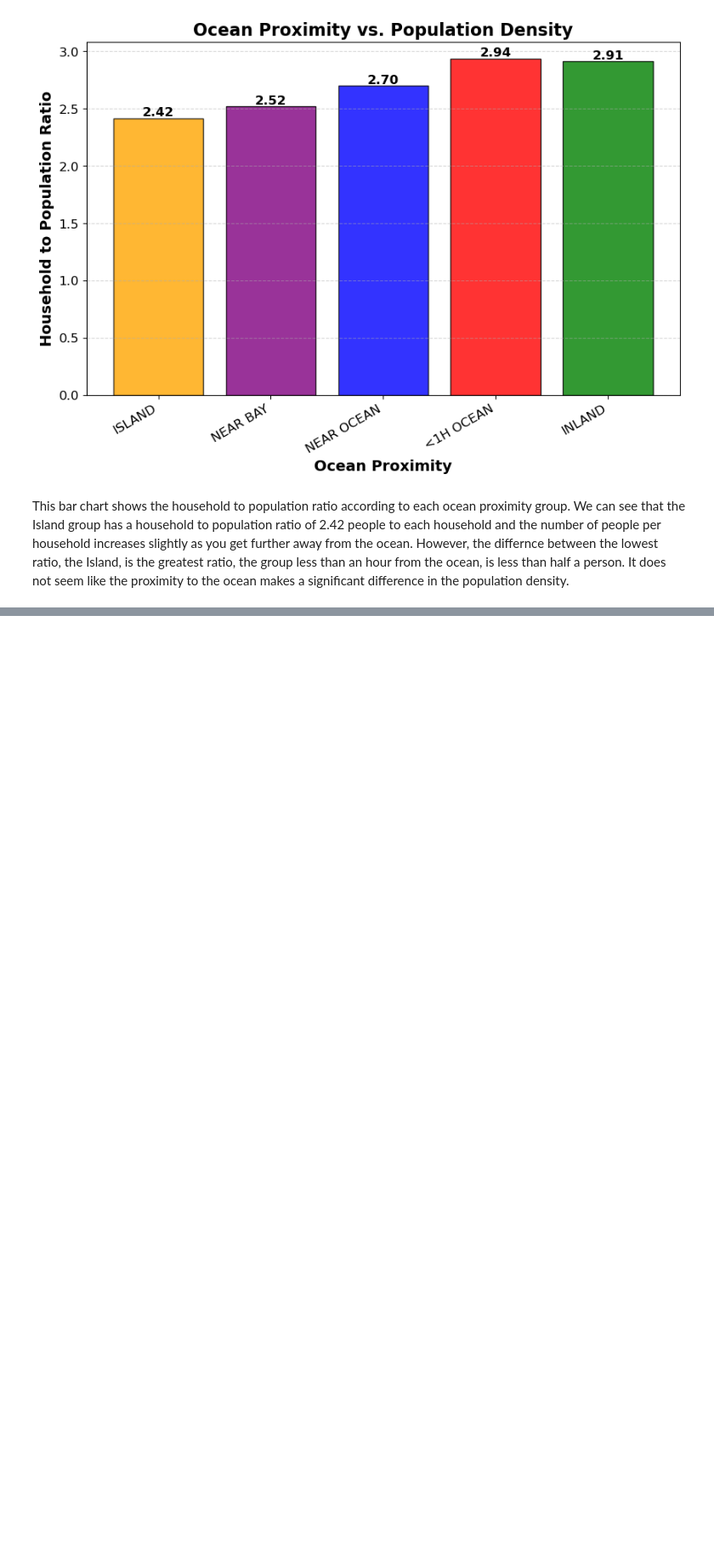
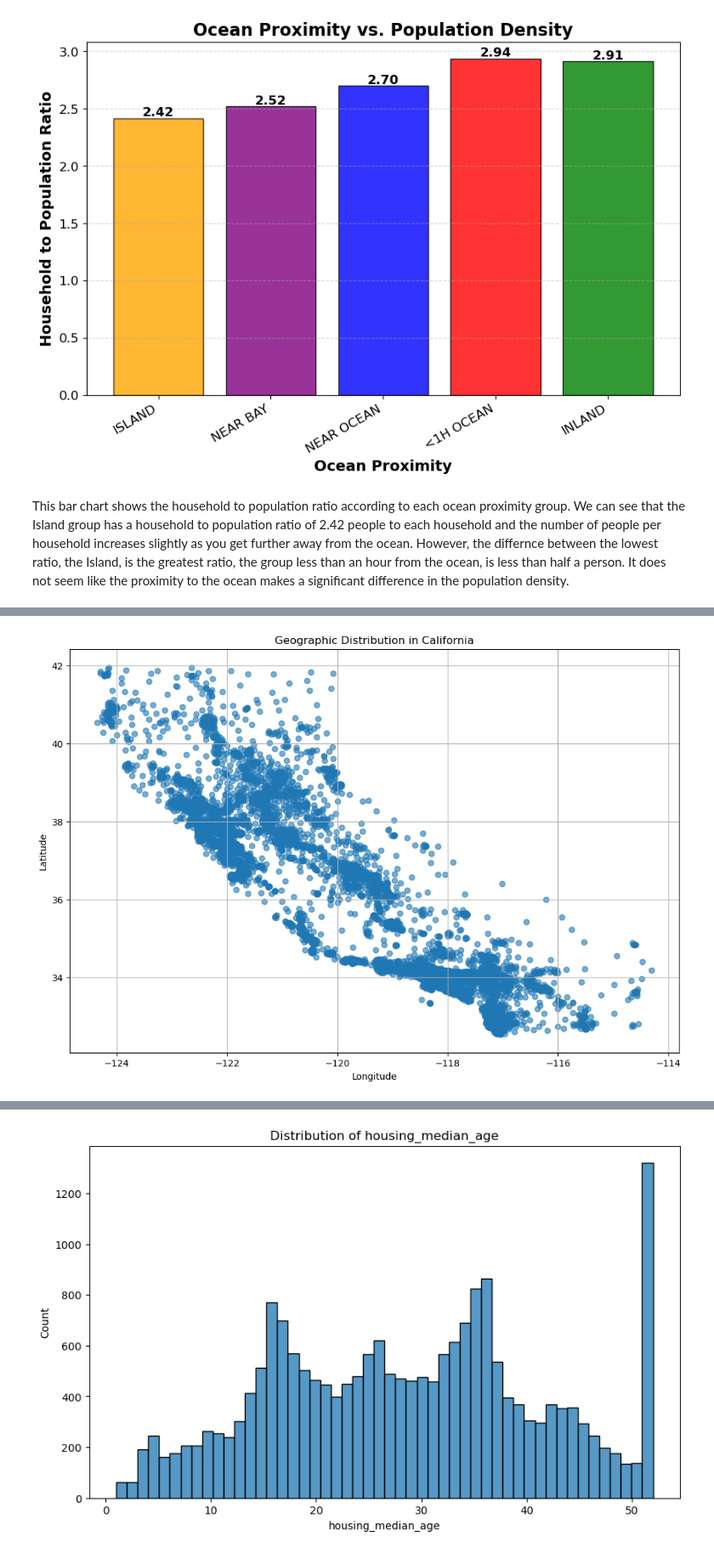
Before and after one commit to k22delafuente/Project_1_G2, a Jupyter notebook: CA_Housing_Data.ipynb, the cells around one changed output, grey strips where cells are left out. Shown at 85% size. Drawn from its saved outputs; the diff is of its cells as text; code cells hidden in the pictures; blank space fills up the shorter version.

```diff
--- a/CA_Housing_Data.ipynb
+++ b/CA_Housing_Data.ipynb
@@ -115,3 +143,77 @@ plt.show()
 [figure]
 # %% [markdown]
 This bar chart shows the household to population ratio according to each ocean proximity group. We can see that the Island group has a household to population ratio of 2.42 people to each household and the number of people per household increases slightly as you get further away from the ocean. However, the differnce between the lowest ratio, the Island, is the greatest ratio, the group less than an hour from the ocean, is less than half a person. It does not seem like the proximity to the ocean makes a significant difference in the population density.
+# %%
+def load_and_analyze_data(ca_housing_path):
+    # Read the data
+    df = pd.read_csv(ca_housing_path)
+
+    # Basic data information
+    print("\n=== Basic Dataset Information ===")
+    print(f"Number of records: {len(ca_housing_data)}")
+    print(f"Number of features: {len(ca_housing_data.columns)}")
+    print("\nFeatures in dataset:")
+    print(ca_housing_data.columns.tolist())
+
+    # Statistical summary
+    print("\n=== Statistical Summary ===")
+    print(ca_housing_data.describe())
+
+    # Check for missing values
+    print("\n=== Missing Values Analysis ===")
+    missing_values = ca_housing_data.isnull().sum()
+    print(missing_values[missing_values > 0])
+
+    # Check if we have geographic coordinates
+    if 'latitude' in ca_housing_data.columns and 'longitude' in ca_housing_data.columns:
+        plt.figure(figsize=(12, 8))
+        scatter = plt.scatter(df['longitude'], df['latitude'],
+                            alpha=0.6)
+        plt.title('Geographic Distribution in California')
+        plt.xlabel('Longitude')
+        plt.ylabel('Latitude')
+        plt.grid(True)
+        plt.show()
+
+        # Calculate regional statistics
+        def assign_region(row):
+            if row['latitude'] >= 38:
+                return 'Northern CA'
+            elif row['latitude'] >= 35:
+                return 'Central CA'
+            else:
+                return 'Southern CA'
+
+        ca_housing_data['region'] = ca_housing_data.apply(assign_region, axis=1)
+
+        # Regional analysis
+        print("\n=== Regional Analysis ===")
+        for col in ca_housing_data.select_dtypes(include=[np.number]).columns:
+            if col not in ['latitude', 'longitude']:
+                print(f"\nRegional statistics for {col}:")
+                regional_stats = ca_housing_data.groupby('region')[col].agg([
+                    'count', 'mean', 'median', 'std'
+                ]).round(2)
+                print(regional_stats)
+
+    # Distribution plots for numerical columns
+    numerical_cols = ca_housing_data.select_dtypes(include=[np.number]).columns
+    for col in numerical_cols:
+        if col not in ['latitude', 'longitude']:
+            plt.figure(figsize=(10, 6))
+            sns.histplot(data=df, x=col, bins=50)
+            plt.title(f'Distribution of {col}')
+            plt.xlabel(col)
+            plt.ylabel('Count')
+            plt.show()
+
+
+    return ca_housing_data
+
+# Run the analysis
+try:
+    ca_housing_data = load_and_analyze_data(ca_housing_path)
+except Exception as e:
+    print(f"An error occurred: {str(e)}")
+    print("\nPlease ensure your file path is correct and the file contains the expected data.")
+# %% [output]
@@ -117,0 +237 @@ This bar chart shows the household to population ratio according to each ocean p
+[figure, added]
@@ -117,0 +255 @@ This bar chart shows the household to population ratio according to each ocean p
+[figure, added]
```
Also changed, not shown: parts of 6 cells of this notebook.
